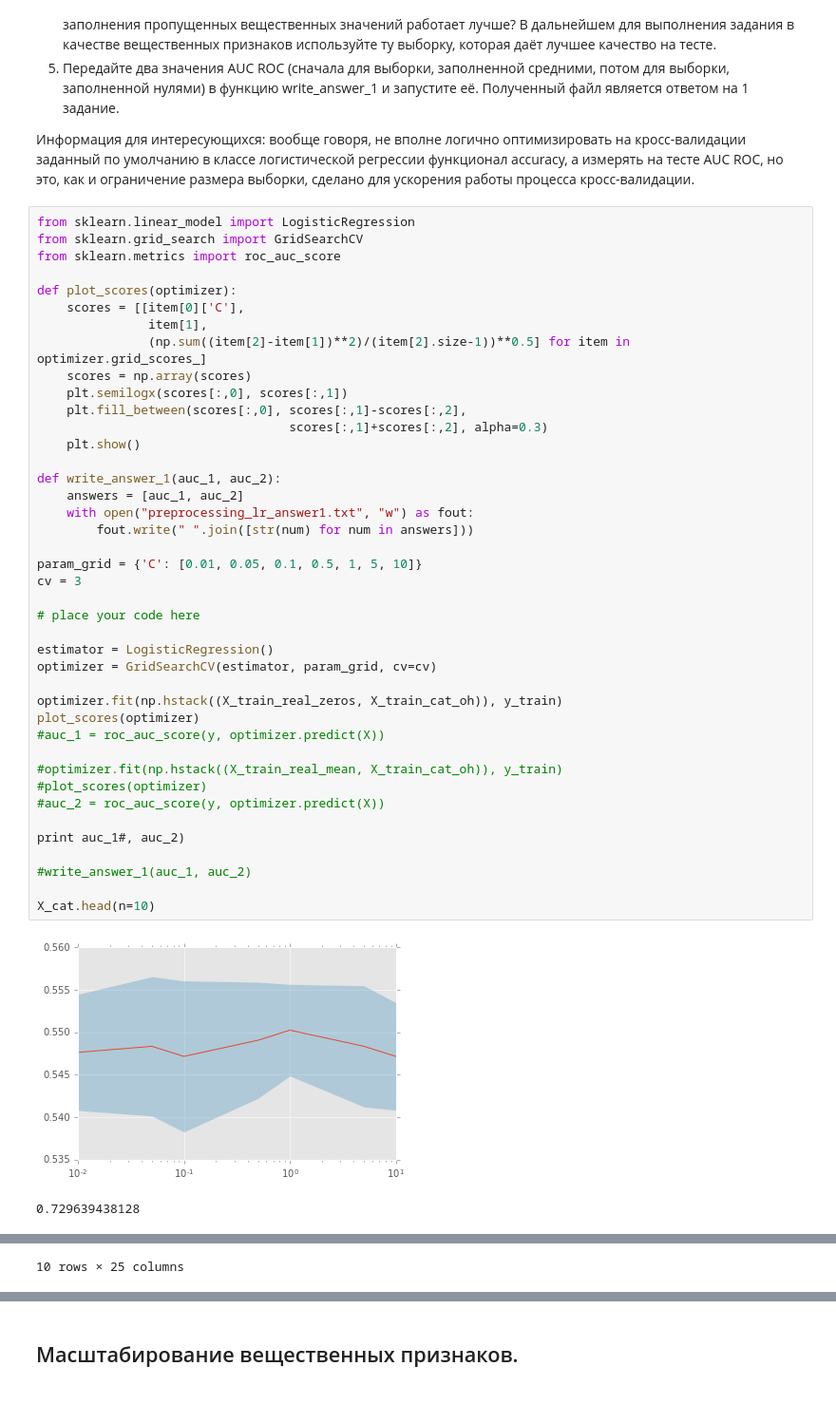
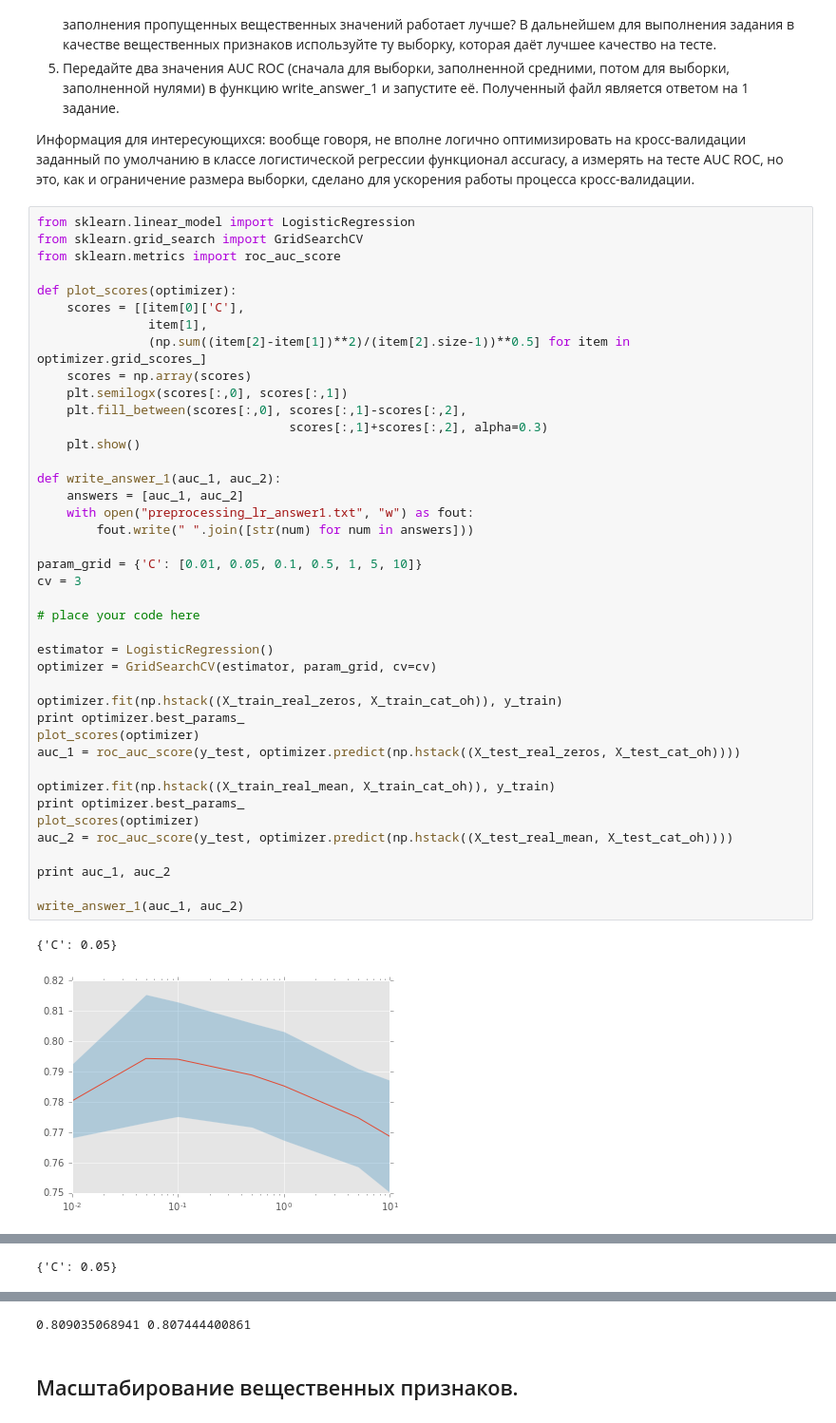
Before and after one commit to MariamSherif/pyda, a Jupyter notebook: nb/Preprocessing_LR.ipynb, the cells around one changed output, grey strips where cells are left out. Shown: that part at 95% size. Cells and saved outputs as stored; diff of their text form.

```diff
--- a/nb/Preprocessing_LR.ipynb
+++ b/nb/Preprocessing_LR.ipynb
@@ -245,40 +245,40 @@ from sklearn.metrics import roc_auc_score
 
 def plot_scores(optimizer):
     scores = [[item[0]['C'],
                item[1],
                (np.sum((item[2]-item[1])**2)/(item[2].size-1))**0.5] for item in optimizer.grid_scores_]
     scores = np.array(scores)
     plt.semilogx(scores[:,0], scores[:,1])
     plt.fill_between(scores[:,0], scores[:,1]-scores[:,2],
                                   scores[:,1]+scores[:,2], alpha=0.3)
     plt.show()
 
 def write_answer_1(auc_1, auc_2):
     answers = [auc_1, auc_2]
     with open("preprocessing_lr_answer1.txt", "w") as fout:
         fout.write(" ".join([str(num) for num in answers]))
 
 param_grid = {'C': [0.01, 0.05, 0.1, 0.5, 1, 5, 10]}
 cv = 3
 
 # place your code here
 
 estimator = LogisticRegression()
 optimizer = GridSearchCV(estimator, param_grid, cv=cv)
 
 optimizer.fit(np.hstack((X_train_real_zeros, X_train_cat_oh)), y_train)
+print optimizer.best_params_
 plot_scores(optimizer)
-#auc_1 = roc_auc_score(y, optimizer.predict(X))
+auc_1 = roc_auc_score(y_test, optimizer.predict(np.hstack((X_test_real_zeros, X_test_cat_oh))))
 
-#optimizer.fit(np.hstack((X_train_real_mean, X_train_cat_oh)), y_train)
-#plot_scores(optimizer)
-#auc_2 = roc_auc_score(y, optimizer.predict(X))
+optimizer.fit(np.hstack((X_train_real_mean, X_train_cat_oh)), y_train)
+print optimizer.best_params_
+plot_scores(optimizer)
+auc_2 = roc_auc_score(y_test, optimizer.predict(np.hstack((X_test_real_mean, X_test_cat_oh))))
 
-print auc_1#, auc_2)
+print auc_1, auc_2
 
-#write_answer_1(auc_1, auc_2)
-
-X_cat.head(n=10)
+write_answer_1(auc_1, auc_2)
 # %% [output]
+{'C': 0.05}
-[figure, old version]
+[figure, new version]
-0.729639438128
@@ -296 +285 @@ X_cat.head(n=10)
-10 rows × 25 columns
+{'C': 0.05}
@@ -297,3 +287,4 @@ X_cat.head(n=10)
+0.809035068941 0.807444400861
 # %% [markdown]
 ## Масштабирование вещественных признаков.
 # %% [markdown]
```
Also changed, not shown: parts of 2 cells of this notebook, 1 other file.
